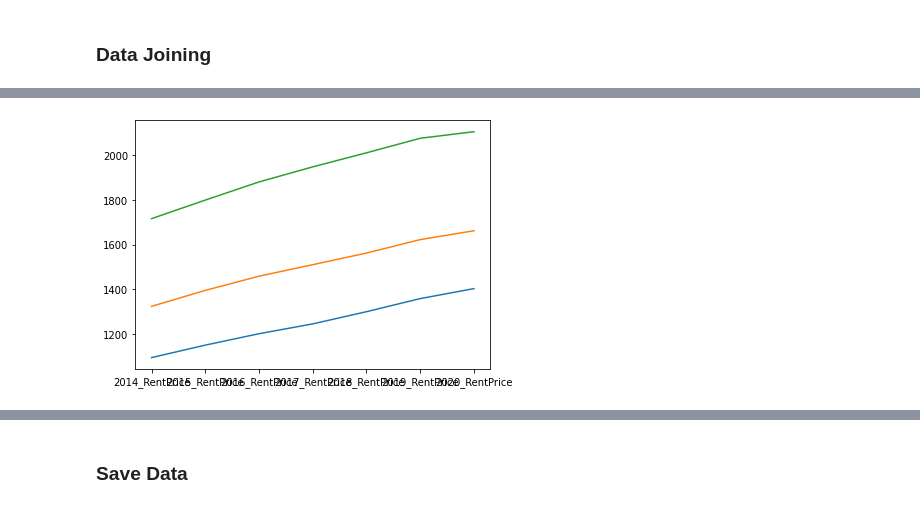
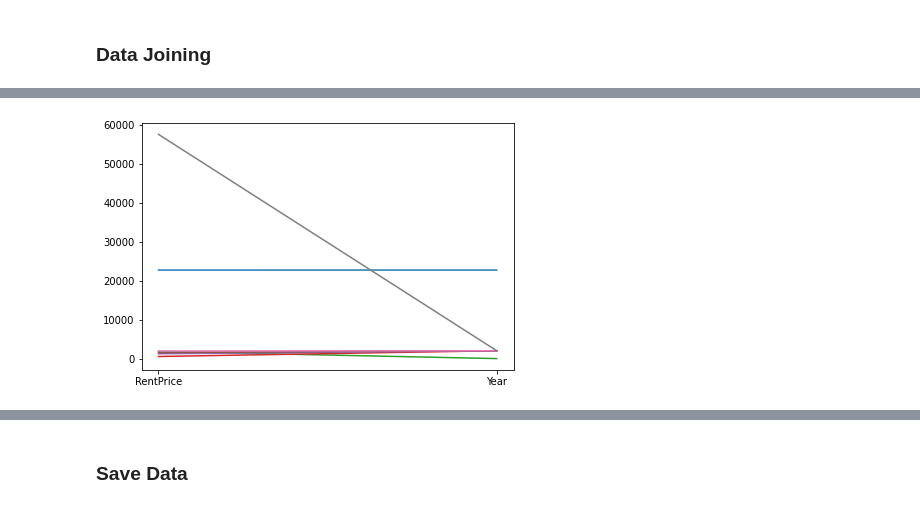
Before and after one commit to jjfrasca/Capstone_2, a Jupyter notebook: notebooks/2.0-jjf-initial-data-wrangling-zipcodeRentPrices.ipynb, the cells around one changed output, grey strips where cells are left out. Drawn from its saved outputs; the diff is of its cells as text; code cells hidden in the pictures.

Commit message:
working on acs vs. zillow rent prices

```diff
--- a/notebooks/2.0-jjf-initial-data-wrangling-zipcodeRentPrices.ipynb
+++ b/notebooks/2.0-jjf-initial-data-wrangling-zipcodeRentPrices.ipynb
@@ -121,14 +334,14 @@ df_rents_2020
 3243 rows × 13 columns
 # %%
 #create new column for average home price for the year/zipcode
-df_rents_2014['2014_RentPrice'] = round(df_rents_2014.iloc[:,4: ].mean(axis=1), 2)
-df_rents_2015['2015_RentPrice'] = round(df_rents_2015.iloc[:,4: ].mean(axis=1), 2)
-df_rents_2015['2015_RentPrice'] = round(df_rents_2015.iloc[:,4: ].mean(axis=1), 2)
-df_rents_2016['2016_RentPrice'] = round(df_rents_2016.iloc[:,4: ].mean(axis=1), 2)
-df_rents_2017['2017_RentPrice'] = round(df_rents_2017.iloc[:,4: ].mean(axis=1), 2)
-df_rents_2018['2018_RentPrice'] = round(df_rents_2018.iloc[:,4: ].mean(axis=1), 2)
-df_rents_2019['2019_RentPrice'] = round(df_rents_2019.iloc[:,4: ].mean(axis=1), 2)
-df_rents_2020['2020_RentPrice'] = round(df_rents_2020.iloc[:,4: ].mean(axis=1), 2)
+df_rents_2014['RentPrice'] = round(df_rents_2014.iloc[:,4: ].mean(axis=1), 2)
+df_rents_2015['RentPrice'] = round(df_rents_2015.iloc[:,4: ].mean(axis=1), 2)
+df_rents_2015['RentPrice'] = round(df_rents_2015.iloc[:,4: ].mean(axis=1), 2)
+df_rents_2016['RentPrice'] = round(df_rents_2016.iloc[:,4: ].mean(axis=1), 2)
+df_rents_2017['RentPrice'] = round(df_rents_2017.iloc[:,4: ].mean(axis=1), 2)
+df_rents_2018['RentPrice'] = round(df_rents_2018.iloc[:,4: ].mean(axis=1), 2)
+df_rents_2019['RentPrice'] = round(df_rents_2019.iloc[:,4: ].mean(axis=1), 2)
+df_rents_2020['RentPrice'] = round(df_rents_2020.iloc[:,4: ].mean(axis=1), 2)
 df_rents_2020
 # %% [output]
 A value is trying to be set on a copy of a slice from a DataFrame.
@@ -194,3 +407,11 @@ See the caveats in the documentation: https://pandas.pydata.org/pandas-docs/stab
 #deal with 2020 (has different amount of columns)
 drop = df_rents_2020.iloc[:, 4:13]
 df_rents_2020.drop(drop, axis=1, inplace=True)
+# %%
+df_rents_2014['Year'] = 2014
+df_rents_2015['Year'] = 2015
+df_rents_2016['Year'] = 2016
+df_rents_2017['Year'] = 2017
+df_rents_2018['Year'] = 2018
+df_rents_2019['Year'] = 2019
+df_rents_2020['Year'] = 2020
@@ -208,9 +549,9 @@ df_rents_2020.head()
 # %%
-df_rents_2014_2015 = pd.concat([df_rents_2014, df_rents_2015['2015_RentPrice']], axis=1)
-df_rents_2014_2016 = pd.concat([df_rents_2014_2015, df_rents_2016['2016_RentPrice']], axis=1)
-df_rents_2014_2017 = pd.concat([df_rents_2014_2016, df_rents_2017['2017_RentPrice']], axis=1)
-df_rents_2014_2018 = pd.concat([df_rents_2014_2017, df_rents_2018['2018_RentPrice']], axis=1)
-df_rents_2014_2019 = pd.concat([df_rents_2014_2018, df_rents_2019['2019_RentPrice']], axis=1)
-df_rents_2014_2020 = pd.concat([df_rents_2014_2019, df_rents_2020['2020_RentPrice']], axis=1)
+df_rents_2014_2015 = pd.concat([df_rents_2014, df_rents_2015])
+df_rents_2014_2016 = pd.concat([df_rents_2014_2015, df_rents_2016])
+df_rents_2014_2017 = pd.concat([df_rents_2014_2016, df_rents_2017])
+df_rents_2014_2018 = pd.concat([df_rents_2014_2017, df_rents_2018])
+df_rents_2014_2019 = pd.concat([df_rents_2014_2018, df_rents_2019])
+df_rents_2014_2020 = pd.concat([df_rents_2014_2019, df_rents_2020], ignore_index=True)
 df_rents_2014_2020
 # %% [output]
@@ -250,0 +587,2 @@ memory usage: 278.8+ KB
+# %%
+df_rents_2014_2020 = df_rents_2014_2020.drop(['RegionID', 'SizeRank', 'MsaName'], axis=1)
@@ -253,10 +618,11 @@ describe=df_rents_2014_2020.describe()
 # %%
+#need to fix this
 #plot 25, 50, 75 percentiles from 2011-2020
-plt.plot(describe.iloc[4:7,3:].T)
+plt.plot(describe.T)
 plt.tight_layout()
 plt.show()
 # %% [output]
-[figure, old version]
+[figure, new version]
 # %%
 df_rents_2014_2020.nunique()
 # %% [output]
```
Also changed, not shown: parts of 34 cells of this notebook, 2 other files.
